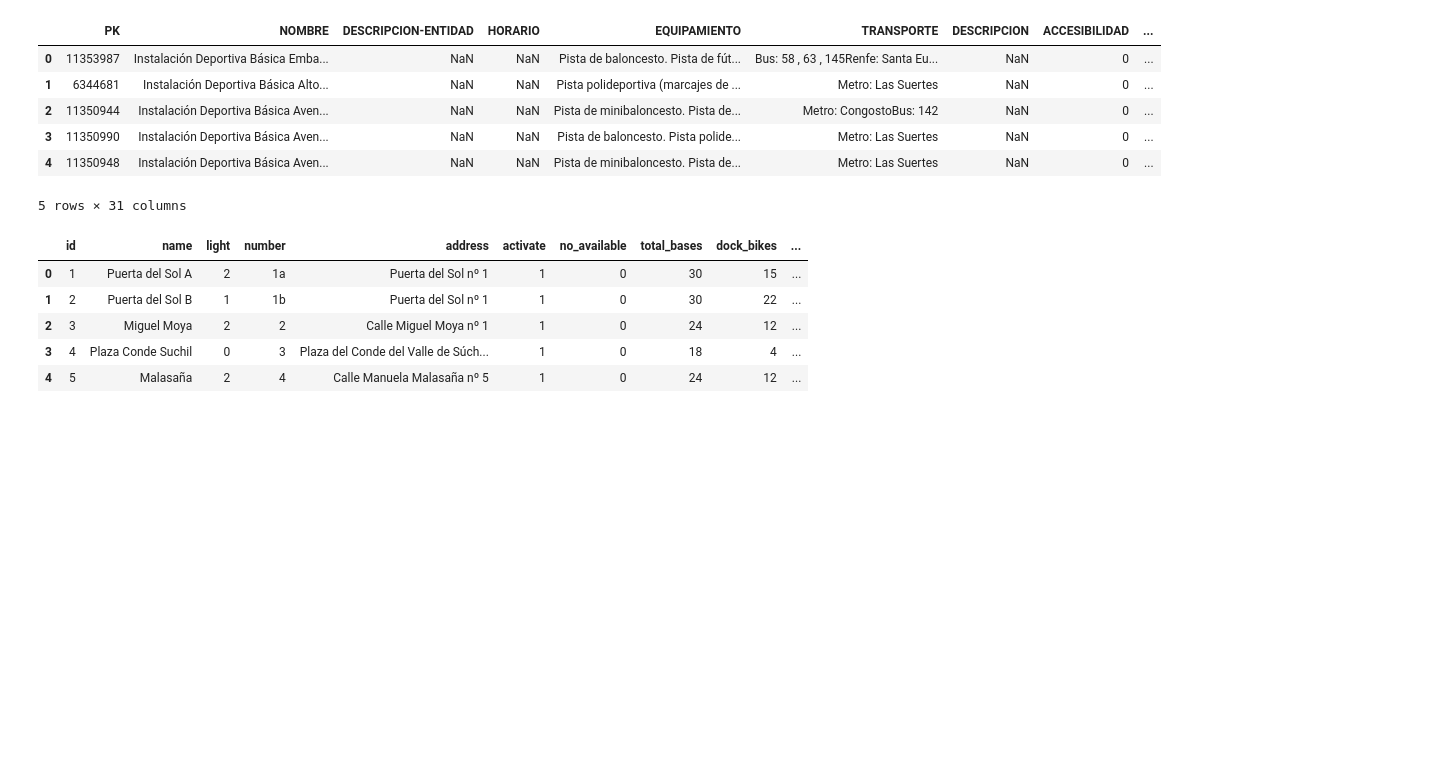
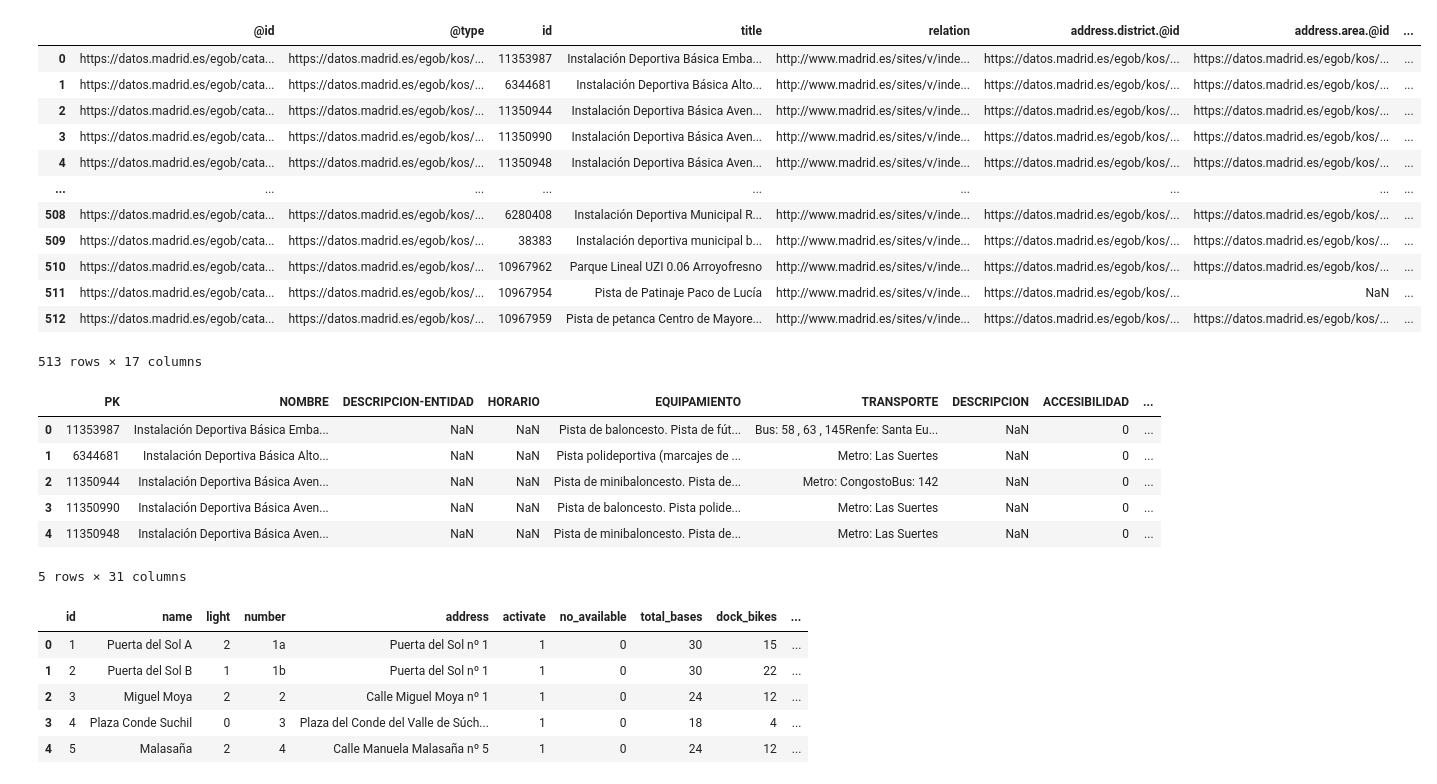
Before and after one commit to ivanrepi/data_pipeline_project_m1, a Jupyter notebook: notebooks/analysis.ipynb, the cells around one changed output. Cells and saved outputs as stored; diff of their text form; code cells hidden in the pictures; blank space fills up the shorter version.

Commit message:
api (instalaciones) created

```diff
--- a/notebooks/analysis.ipynb
+++ b/notebooks/analysis.ipynb
@@ -5,6 +6,24 @@ import json
 # %%
 bicimad_stations=pd.read_csv("../data/raw/bicimad_stations.csv").drop_duplicates()
 instalaciones=pd.read_csv("../data/raw/instalaciones_deportivas_madrid.csv", sep=";").drop_duplicates()
+# %%
+instalaciones_json=requests.get("https://datos.madrid.es/egob/catalogo/200215-0-instalaciones-deportivas.json").json()
+instalaciones_json = pd.json_normalize(instalaciones_json['@graph'])
+instalaciones_json
+# %% [output]
+|  | @id | @type | id | title | relation | address.district.@id | address.area.@id | ... |
+| 0 | https://datos.madrid.es/egob/cata... | https://datos.madrid.es/egob/kos/... | 11353987 | Instalación Deportiva Básica Emba... | http://www.madrid.es/sites/v/inde... | https://datos.madrid.es/egob/kos/... | https://datos.madrid.es/egob/kos/... | ... |
+| 1 | https://datos.madrid.es/egob/cata... | https://datos.madrid.es/egob/kos/... | 6344681 | Instalación Deportiva Básica Alto... | http://www.madrid.es/sites/v/inde... | https://datos.madrid.es/egob/kos/... | https://datos.madrid.es/egob/kos/... | ... |
+| 2 | https://datos.madrid.es/egob/cata... | https://datos.madrid.es/egob/kos/... | 11350944 | Instalación Deportiva Básica Aven... | http://www.madrid.es/sites/v/inde... | https://datos.madrid.es/egob/kos/... | https://datos.madrid.es/egob/kos/... | ... |
+| 3 | https://datos.madrid.es/egob/cata... | https://datos.madrid.es/egob/kos/... | 11350990 | Instalación Deportiva Básica Aven... | http://www.madrid.es/sites/v/inde... | https://datos.madrid.es/egob/kos/... | https://datos.madrid.es/egob/kos/... | ... |
+| 4 | https://datos.madrid.es/egob/cata... | https://datos.madrid.es/egob/kos/... | 11350948 | Instalación Deportiva Básica Aven... | http://www.madrid.es/sites/v/inde... | https://datos.madrid.es/egob/kos/... | https://datos.madrid.es/egob/kos/... | ... |
+| ... | ... | ... | ... | ... | ... | ... | ... | ... |
+| 508 | https://datos.madrid.es/egob/cata... | https://datos.madrid.es/egob/kos/... | 6280408 | Instalación Deportiva Municipal R... | http://www.madrid.es/sites/v/inde... | https://datos.madrid.es/egob/kos/... | https://datos.madrid.es/egob/kos/... | ... |
+| 509 | https://datos.madrid.es/egob/cata... | https://datos.madrid.es/egob/kos/... | 38383 | Instalación deportiva municipal b... | http://www.madrid.es/sites/v/inde... | https://datos.madrid.es/egob/kos/... | https://datos.madrid.es/egob/kos/... | ... |
+| 510 | https://datos.madrid.es/egob/cata... | https://datos.madrid.es/egob/kos/... | 10967962 | Parque Lineal UZI 0.06 Arroyofresno | http://www.madrid.es/sites/v/inde... | https://datos.madrid.es/egob/kos/... | https://datos.madrid.es/egob/kos/... | ... |
+| 511 | https://datos.madrid.es/egob/cata... | https://datos.madrid.es/egob/kos/... | 10967954 | Pista de Patinaje Paco de Lucía | http://www.madrid.es/sites/v/inde... | https://datos.madrid.es/egob/kos/... | NaN | ... |
+| 512 | https://datos.madrid.es/egob/cata... | https://datos.madrid.es/egob/kos/... | 10967959 | Pista de petanca Centro de Mayore... | http://www.madrid.es/sites/v/inde... | https://datos.madrid.es/egob/kos/... | https://datos.madrid.es/egob/kos/... | ... |
+513 rows × 17 columns
 # %%
 instalaciones.head()
 # %% [output]
```
Also changed, not shown: parts of 1 cell of this notebook.
